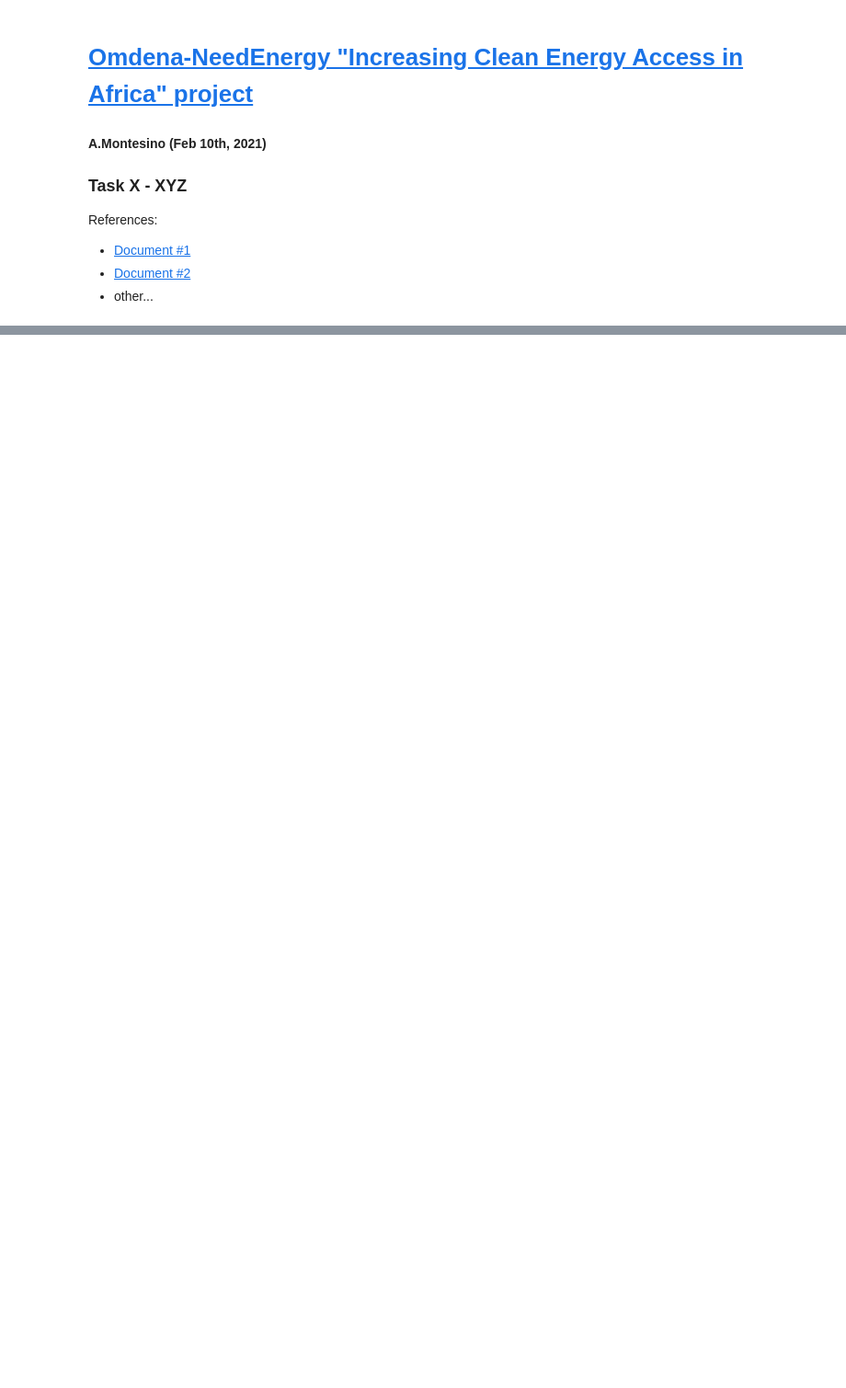
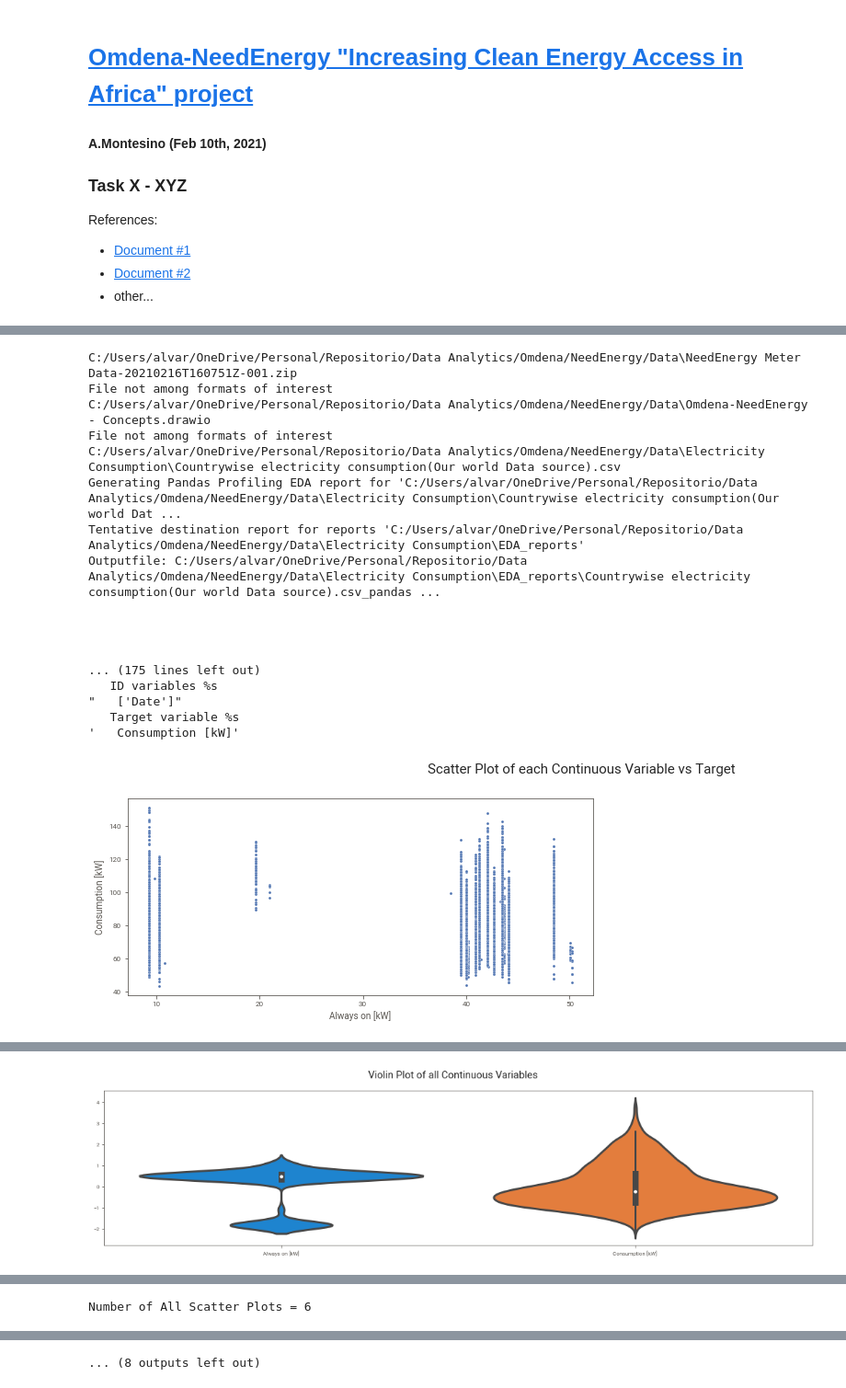
Before and after one commit to operantes/Omdena-NeedEnergy, a Jupyter notebook: Omdena-NE - AML Task2 Data Wrangling.ipynb, the cells around one changed output, grey strips where cells are left out. Shown at 92% size. Drawn from its saved outputs; the diff is of its cells as text; code cells hidden in the pictures; blank space fills up the shorter version.

Commit message:
Functional version from Jupyter nb that walks directories recursively

```diff
--- a/Omdena-NE - AML Task2 Data Wrangling.ipynb
+++ b/Omdena-NE - AML Task2 Data Wrangling.ipynb
@@ -149,17 +213,0 @@ if __name__ == '__main__':
-# %%
-import os
-
-path ="C:/workspace/python"
-DATA_ROOT_DIR ="C:/Users/alvar/OneDrive/Personal/Repositorio/Data Analytics/Omdena/NeedEnergy/Data"
-
-#we shall store all the file names in this list
-filelist = []
-
-for root, dirs, files in os.walk( DATA_ROOT_DIR ):
-    for file in files:
-        #append the file name to the list
-        filelist.append( os.path.join( root,file ) )
-
-#print all the file names
-for name in filelist:
-    print(name)
@@ -172,14 +353,57 @@ print( onlyfiles )
 # %%
-import os
+import os.path
+from pathlib import Path
 
-path ='C:/Users/alvar/OneDrive/Personal/Repositorio/Data Analytics/Omdena/Data/NeedEnergy Meter Data/data for Mini Substation'
-path ='C:/Users/alvar/OneDrive/Personal/Repositorio/Data Analytics/Omdena/Data'
+# Loop recursively through directories, looking for relevant files type.
+DATA_ROOT_DIR = "C:/Users/alvar/OneDrive/Personal/Repositorio/Data Analytics/Omdena/NeedEnergy/Data"
+# DATA_ROOT_DIR = Path( "C:/Users/alvar/OneDrive/Personal/Repositorio/Data Analytics/Omdena/NeedEnergy/Data" )
+# DATA_ROOT_DIR = DATA_ROOT_DIR / "NeedEnergy Meter Data/data for Mini Substation"
+
+# DATA_ROOT_DIR = os.path.join( DATA_ROOT_DIR, "NeedEnergy Meter Data/data for Mini Substation")
+# DATA_ROOT_DIR = os.path.join( DATA_ROOT_DIR, "NeedEnergy Meter Data/data for Mini Substation")
+
 
 #we shall store all the file names in this list
 filelist = []
 
-for root, dirs, files in os.walk(path):
-     for file in files:
-        if( file.endswith( ".xlsx" ) ):
+for root, dirs, files in os.walk( DATA_ROOT_DIR ):
+    for file in files:
         #append the file name to the list
-            filelist.append( os.path.join( root,file ) )
+        filelist.append( os.path.join( root,file ) )
+
+# For relevant file types, create a pandas dataframe with data.
+for fileName in filelist:
+    print( fileName )
+    if fileName.endswith( ".csv" ):
+        p = pd.read_csv( fileName )
+        p.head( 3 )
+    elif ( fileName.endswith( ".xlsx" ) or fileName.endswith( ".xls" ) ):
+        p = pd.read_excel( fileName )
+        p.head( 3 )
+    else:
+        print( "File not among formats of interest" )
+        continue
+
+    generateEDAreport_pandasProfile( p, fileName )
+    generateEDAreport_sweetViz( p, fileName )
+    # The third variable is the dependent variable, which AutoViz takes into account when creating visualizations
+    generateEDAreport_AutoViz( p, fileName, 'Consumption [kW]' )
+# %% [output]
+C:/Users/alvar/OneDrive/Personal/Repositorio/Data Analytics/Omdena/NeedEnergy/Data\NeedEnergy Meter Data-20210216T160751Z-001.zip
+File not among formats of interest
+C:/Users/alvar/OneDrive/Personal/Repositorio/Data Analytics/Omdena/NeedEnergy/Data\Omdena-NeedEnergy - Concepts.drawio
+File not among formats of interest
+C:/Users/alvar/OneDrive/Personal/Repositorio/Data Analytics/Omdena/NeedEnergy/Data\Electricity Consumption\Countrywise electricity consumption(Our world Data source).csv
+Generating Pandas Profiling EDA report for 'C:/Users/alvar/OneDrive/Personal/Repositorio/Data Analytics/Omdena/NeedEnergy/Data\Electricity Consumption\Countrywise electricity consumption(Our world Dat ...
+Tentative destination report for reports 'C:/Users/alvar/OneDrive/Personal/Repositorio/Data Analytics/Omdena/NeedEnergy/Data\Electricity Consumption\EDA_reports'
+Outputfile: C:/Users/alvar/OneDrive/Personal/Repositorio/Data Analytics/Omdena/NeedEnergy/Data\Electricity Consumption\EDA_reports\Countrywise electricity consumption(Our world Data source).csv_pandas ...
+
+
+
+
+... (175 lines left out)
+   ID variables %s
+"   ['Date']"
+   Target variable %s
+'   Consumption [kW]'
+[figure, added]
@@ -185,0 +411 @@ for root, dirs, files in os.walk(path):
+[figure, added]
@@ -185,0 +430 @@ for root, dirs, files in os.walk(path):
+Number of All Scatter Plots = 6
@@ -185,0 +436 @@ for root, dirs, files in os.walk(path):
+... (8 outputs left out)
```
Also changed, not shown: parts of 14 cells of this notebook.
